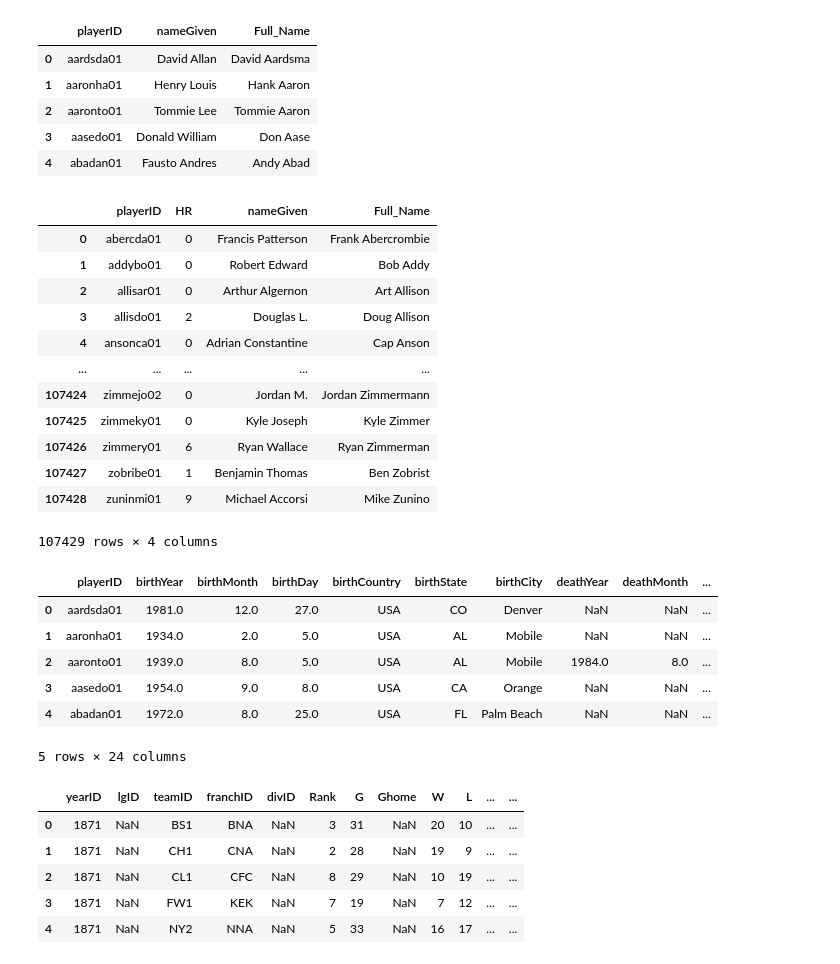
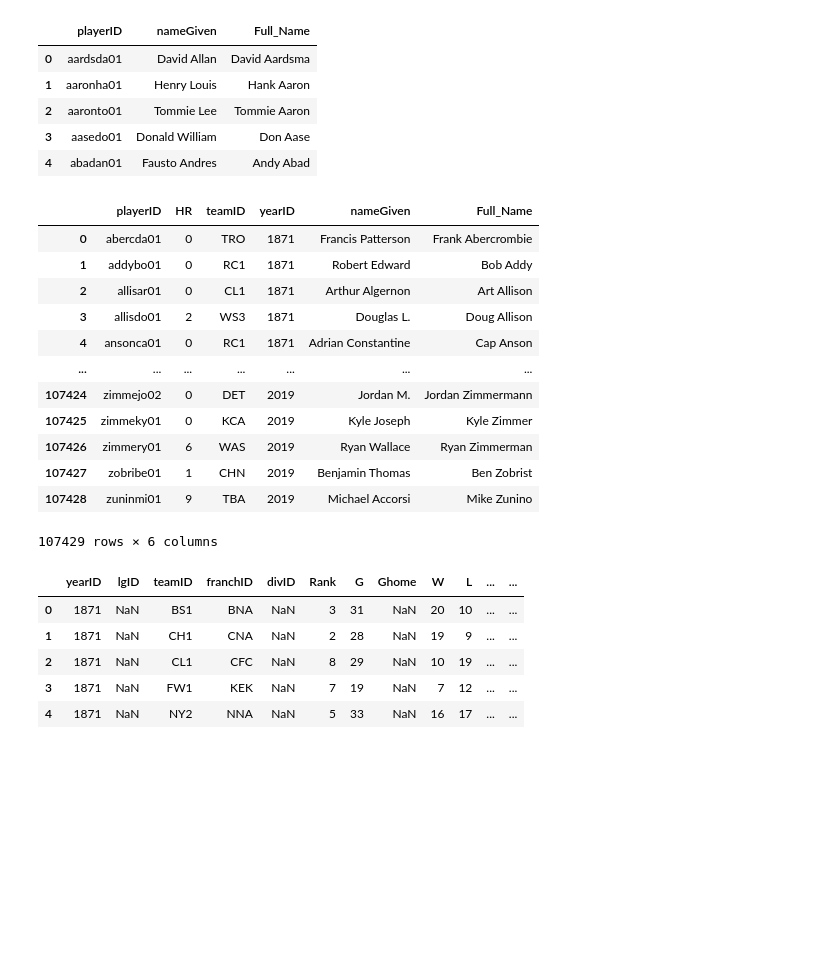
Before and after one commit to dreols01/module2_intro_to_pandas, a Jupyter notebook: 2_9_2_joining_tables_in_dfply.ipynb, the cells around one changed output. Drawn from its saved outputs; the diff is of its cells as text; code cells hidden in the pictures; blank space fills up the shorter version.

```diff
--- a/2_9_2_joining_tables_in_dfply.ipynb
+++ b/2_9_2_joining_tables_in_dfply.ipynb
@@ -392,31 +404,23 @@ people_select.head()
 | 3 | aasedo01 | Donald William | Don Aase |
 | 4 | abadan01 | Fausto Andres | Andy Abad |
 # %%
-batting_select >> left_join(people_select, by=['playerID'])
+batting_people = (batting_select >> left_join(people_select, by=['playerID']))
-# %% [output]
-|  | playerID | HR | nameGiven | Full_Name |
-| 0 | abercda01 | 0 | Francis Patterson | Frank Abercrombie |
-| 1 | addybo01 | 0 | Robert Edward | Bob Addy |
-| 2 | allisar01 | 0 | Arthur Algernon | Art Allison |
-| 3 | allisdo01 | 2 | Douglas L. | Doug Allison |
-| 4 | ansonca01 | 0 | Adrian Constantine | Cap Anson |
-| ... | ... | ... | ... | ... |
-| 107424 | zimmejo02 | 0 | Jordan M. | Jordan Zimmermann |
-| 107425 | zimmeky01 | 0 | Kyle Joseph | Kyle Zimmer |
-| 107426 | zimmery01 | 6 | Ryan Wallace | Ryan Zimmerman |
-| 107427 | zobribe01 | 1 | Benjamin Thomas | Ben Zobrist |
-| 107428 | zuninmi01 | 9 | Michael Accorsi | Mike Zunino |
-107429 rows × 4 columns
-# %%
-people.head()
-# %% [output]
-|  | playerID | birthYear | birthMonth | birthDay | birthCountry | birthState | birthCity | deathYear | deathMonth | ... |
-| 0 | aardsda01 | 1981.0 | 12.0 | 27.0 | USA | CO | Denver | NaN | NaN | ... |
-| 1 | aaronha01 | 1934.0 | 2.0 | 5.0 | USA | AL | Mobile | NaN | NaN | ... |
-| 2 | aaronto01 | 1939.0 | 8.0 | 5.0 | USA | AL | Mobile | 1984.0 | 8.0 | ... |
-| 3 | aasedo01 | 1954.0 | 9.0 | 8.0 | USA | CA | Orange | NaN | NaN | ... |
-| 4 | abadan01 | 1972.0 | 8.0 | 25.0 | USA | FL | Palm Beach | NaN | NaN | ... |
-5 rows × 24 columns
+# %%
+batting_people
+# %% [output]
+|  | playerID | HR | teamID | yearID | nameGiven | Full_Name |
+| 0 | abercda01 | 0 | TRO | 1871 | Francis Patterson | Frank Abercrombie |
+| 1 | addybo01 | 0 | RC1 | 1871 | Robert Edward | Bob Addy |
+| 2 | allisar01 | 0 | CL1 | 1871 | Arthur Algernon | Art Allison |
+| 3 | allisdo01 | 2 | WS3 | 1871 | Douglas L. | Doug Allison |
+| 4 | ansonca01 | 0 | RC1 | 1871 | Adrian Constantine | Cap Anson |
+| ... | ... | ... | ... | ... | ... | ... |
+| 107424 | zimmejo02 | 0 | DET | 2019 | Jordan M. | Jordan Zimmermann |
+| 107425 | zimmeky01 | 0 | KCA | 2019 | Kyle Joseph | Kyle Zimmer |
+| 107426 | zimmery01 | 6 | WAS | 2019 | Ryan Wallace | Ryan Zimmerman |
+| 107427 | zobribe01 | 1 | CHN | 2019 | Benjamin Thomas | Ben Zobrist |
+| 107428 | zuninmi01 | 9 | TBA | 2019 | Michael Accorsi | Mike Zunino |
+107429 rows × 6 columns
 # %%
 teams.head()
 # %% [output]
```
Also changed, not shown: parts of 8 cells of this notebook.
